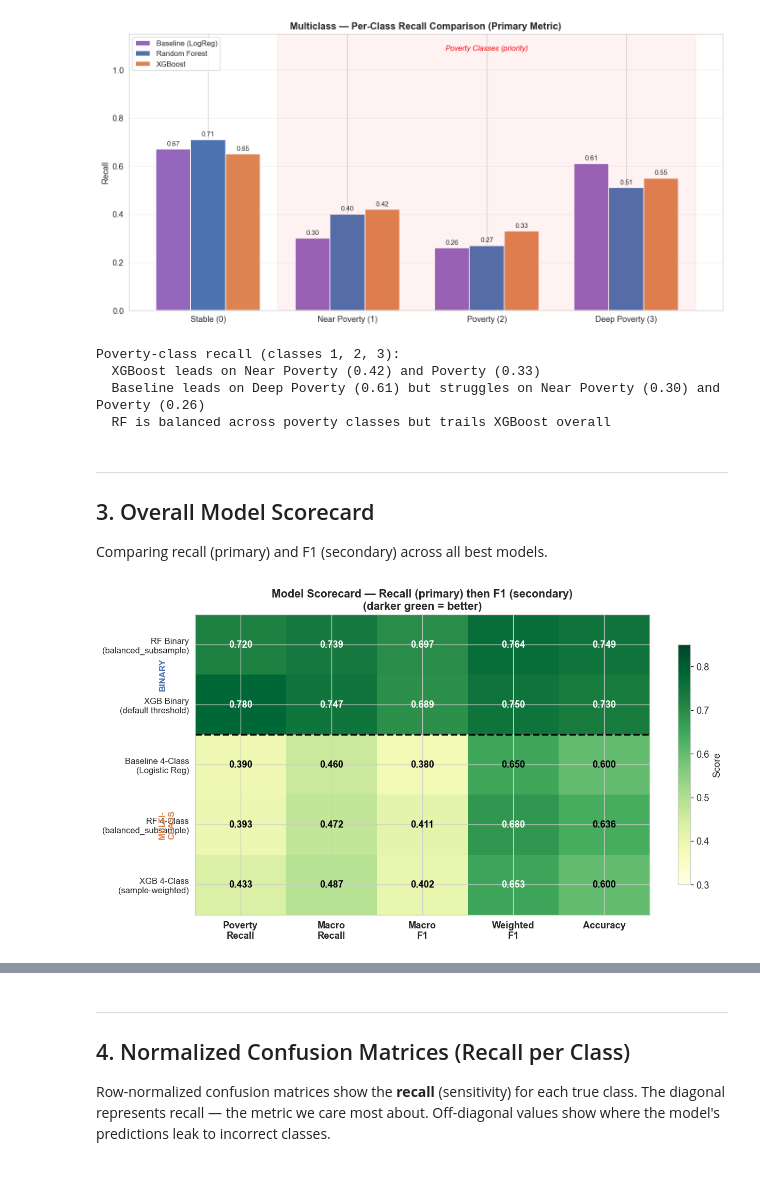
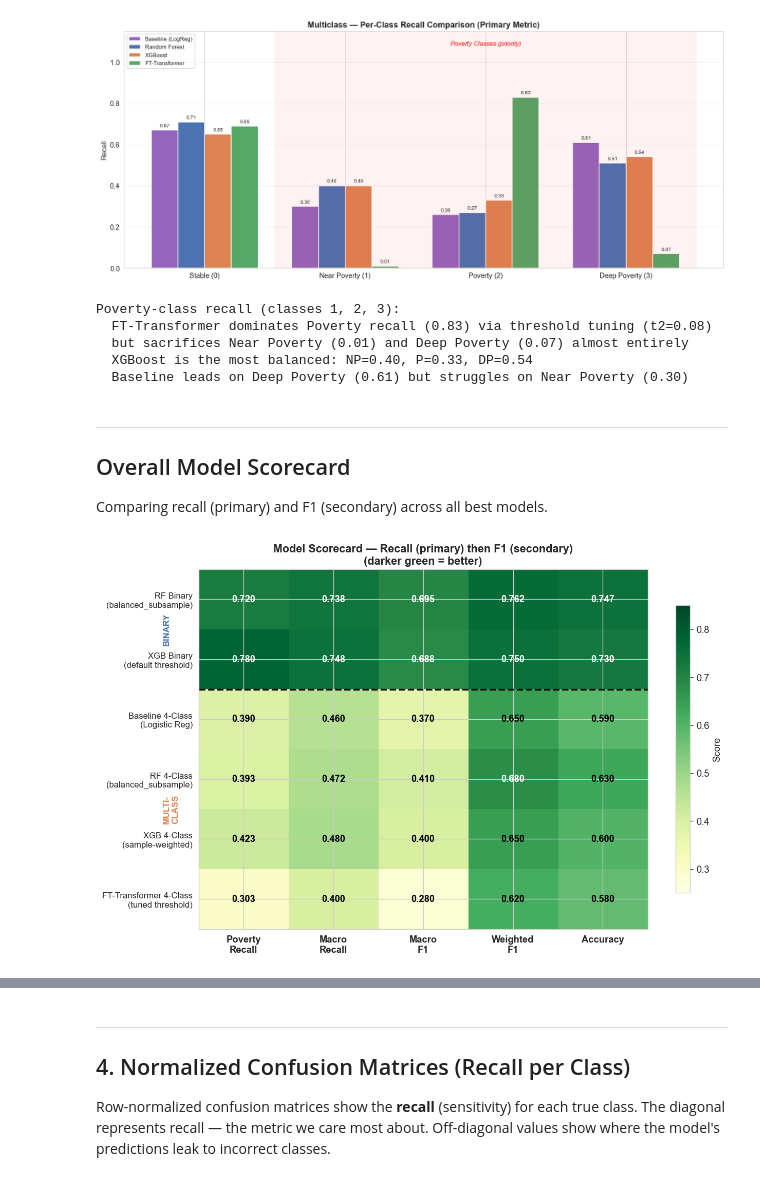
Before and after one commit to ingridalt/DSC-288R-CAPSTONE, a Jupyter notebook: 4_Models/4d_Model_Comparison_Summary.ipynb, the cells around one changed output, grey strips where cells are left out. Drawn from its saved outputs; the diff is of its cells as text; code cells hidden in the pictures.

```diff
--- a/4_Models/4d_Model_Comparison_Summary.ipynb
+++ b/4_Models/4d_Model_Comparison_Summary.ipynb
@@ -379,52 +384,57 @@ resulting in a slightly lower macro F1 (0.4015) but better poverty identificatio
 # %%
 # ── Multiclass: Per-Class Recall Grouped Bar Chart (PRIMARY METRIC) ──
 classes_4 = ['Stable (0)', 'Near Poverty (1)', 'Poverty (2)', 'Deep Poverty (3)']
-models_multi = ['Baseline (LogReg)', 'Random Forest', 'XGBoost']
+models_multi = ['Baseline (LogReg)', 'Random Forest', 'XGBoost', 'FT-Transformer']
 
 recall_baseline = [0.67, 0.30, 0.26, 0.61]
 recall_rf       = [0.71, 0.40, 0.27, 0.51]
-recall_xgb      = [0.65, 0.42, 0.33, 0.55]
+recall_xgb      = [0.65, 0.40, 0.33, 0.54]
+recall_ft       = [0.69, 0.01, 0.83, 0.07]
 
 x = np.arange(len(classes_4))
-width = 0.25
+width = 0.19
 
-fig, ax = plt.subplots(figsize=(12, 6))
-bars1 = ax.bar(x - width, recall_baseline, width, label='Baseline (LogReg)', color='#9467BD')
-bars2 = ax.bar(x,         recall_rf,       width, label='Random Forest',     color='#4C72B0')
-bars3 = ax.bar(x + width, recall_xgb,      width, label='XGBoost',           color='#DD8452')
+fig, ax = plt.subplots(figsize=(14, 6))
+bars1 = ax.bar(x - 1.5*width, recall_baseline, width, label='Baseline (LogReg)',  color='#9467BD')
+bars2 = ax.bar(x - 0.5*width, recall_rf,       width, label='Random Forest',      color='#4C72B0')
+bars3 = ax.bar(x + 0.5*width, recall_xgb,      width, label='XGBoost',            color='#DD8452')
+bars4 = ax.bar(x + 1.5*width, recall_ft,       width, label='FT-Transformer',     color='#55A868')
 
-ax.bar_label(bars1, fmt='%.2f', padding=3, fontsize=9)
-ax.bar_label(bars2, fmt='%.2f', padding=3, fontsize=9)
-ax.bar_label(bars3, fmt='%.2f', padding=3, fontsize=9)
+ax.bar_label(bars1, fmt='%.2f', padding=3, fontsize=8)
+ax.bar_label(bars2, fmt='%.2f', padding=3, fontsize=8)
+ax.bar_label(bars3, fmt='%.2f', padding=3, fontsize=8)
+ax.bar_label(bars4, fmt='%.2f', padding=3, fontsize=8)
 
 ax.set_xticks(x)
 ax.set_xticklabels(classes_4, fontsize=11)
 ax.set_ylabel('Recall')
 ax.set_ylim(0, 1.15)
 ax.set_title('Multiclass — Per-Class Recall Comparison (Primary Metric)', fontsize=13, fontweight='bold')
-ax.legend(fontsize=10)
+ax.legend(fontsize=9)
 ax.grid(axis='y', alpha=0.3)
 
 # Highlight poverty classes
 ax.axvspan(0.5, 3.5, alpha=0.05, color='red')
 ax.text(2.0, 1.08, 'Poverty Classes (priority)', ha='center', fontsize=10, color='red', fontstyle='italic')
 
 plt.tight_layout()
 plt.show()
 
 print('Poverty-class recall (classes 1, 2, 3):')
-print(f'  XGBoost leads on Near Poverty (0.42) and Poverty (0.33)')
-print(f'  Baseline leads on Deep Poverty (0.61) but struggles on Near Poverty (0.30) and Poverty (0.26)')
-print(f'  RF is balanced across poverty classes but trails XGBoost overall')
+print(f'  FT-Transformer dominates Poverty recall (0.83) via threshold tuning (t2=0.08)')
+print(f'  but sacrifices Near Poverty (0.01) and Deep Poverty (0.07) almost entirely')
+print(f'  XGBoost is the most balanced: NP=0.40, P=0.33, DP=0.54')
+print(f'  Baseline leads on Deep Poverty (0.61) but struggles on Near Poverty (0.30)')
 # %% [output]
-[figure, old version]
+[figure, new version]
 Poverty-class recall (classes 1, 2, 3):
-  XGBoost leads on Near Poverty (0.42) and Poverty (0.33)
-  Baseline leads on Deep Poverty (0.61) but struggles on Near Poverty (0.30) and Poverty (0.26)
-  RF is balanced across poverty classes but trails XGBoost overall
+  FT-Transformer dominates Poverty recall (0.83) via threshold tuning (t2=0.08)
+  but sacrifices Near Poverty (0.01) and Deep Poverty (0.07) almost entirely
+  XGBoost is the most balanced: NP=0.40, P=0.33, DP=0.54
+  Baseline leads on Deep Poverty (0.61) but struggles on Near Poverty (0.30)
 # %% [markdown]
 ---
-## 3. Overall Model Scorecard
+## Overall Model Scorecard
 
 Comparing recall (primary) and F1 (secondary) across all best models.
 # %%
@@ -435,20 +445,22 @@ scorecard_labels = [
     'Baseline 4-Class\n(Logistic Reg)',
     'RF 4-Class\n(balanced_subsample)',
     'XGB 4-Class\n(sample-weighted)',
+    'FT-Transformer 4-Class\n(tuned threshold)',
 ]
 
 metrics = ['Poverty\nRecall', 'Macro\nRecall', 'Macro\nF1', 'Weighted\nF1', 'Accuracy']
 
 data = np.array([
-    [0.7200, 0.7389, 0.6967, 0.7642, 0.7489],  # RF Binary   (At-Risk recall as "poverty recall")
-    [0.7800, 0.7474, 0.6890, 0.7500, 0.7300],  # XGB Binary  (At-Risk recall)
-    [0.3900, 0.4600, 0.3800, 0.6500, 0.6000],  # Baseline 4-class (avg poverty recall)
-    [0.3933, 0.4725, 0.4108, 0.6796, 0.6365],  # RF 4-class
-    [0.4333, 0.4875, 0.4015, 0.6534, 0.6000],  # XGB 4-class
+    [0.7200, 0.7375, 0.6954, 0.7623, 0.7470],  # RF Binary   (At-Risk recall as "poverty recall")
+    [0.7800, 0.7477, 0.6879, 0.7500, 0.7300],  # XGB Binary  (At-Risk recall)
+    [0.3900, 0.4600, 0.3700, 0.6500, 0.5900],  # Baseline 4-class (avg poverty recall)
+    [0.3933, 0.4725, 0.4100, 0.6800, 0.6300],  # RF 4-class
+    [0.4233, 0.4800, 0.4000, 0.6500, 0.6000],  # XGB 4-class
+    [0.3033, 0.4000, 0.2800, 0.6200, 0.5800],  # FT-Transformer 4-class (tuned threshold)
 ])
 
-fig, ax = plt.subplots(figsize=(11, 6))
-im = ax.imshow(data, cmap='YlGn', aspect='auto', vmin=0.3, vmax=0.85)
+fig, ax = plt.subplots(figsize=(11, 7))
+im = ax.imshow(data, cmap='YlGn', aspect='auto', vmin=0.25, vmax=0.85)
 
 ax.set_xticks(range(len(metrics)))
 ax.set_xticklabels(metrics, fontsize=11, fontweight='bold')
@@ -466,7 +478,7 @@ for i in range(len(scorecard_labels)):
 ax.axhline(1.5, color='black', linewidth=2, linestyle='--')
 ax.text(-0.9, 0.5, 'BINARY', fontsize=10, fontweight='bold', va='center',
         rotation=90, color='#4C72B0')
-ax.text(-0.9, 3.0, 'MULTI-\nCLASS', fontsize=10, fontweight='bold', va='center',
+ax.text(-0.9, 3.5, 'MULTI-\nCLASS', fontsize=10, fontweight='bold', va='center',
         rotation=90, color='#DD8452')
 
 plt.colorbar(im, ax=ax, shrink=0.8, label='Score')
@@ -476,6 +488,6 @@ ax.set_title('Model Scorecard — Recall (primary) then F1 (secondary)\n'
 plt.tight_layout()
 plt.show()
 # %% [output]
-[figure, old version]
+[figure, new version]
 # %%
 # ── Recall vs F1 Summary: Binary & Multiclass ──
```
Also changed, not shown: parts of 12 cells of this notebook, 49 other files.
